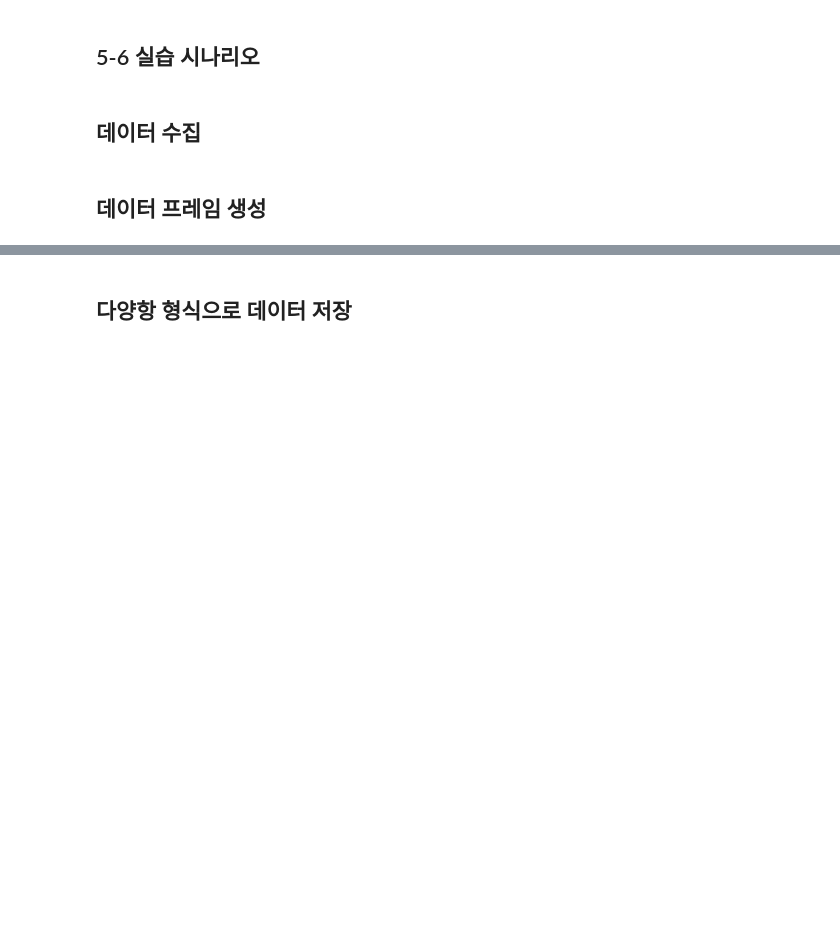
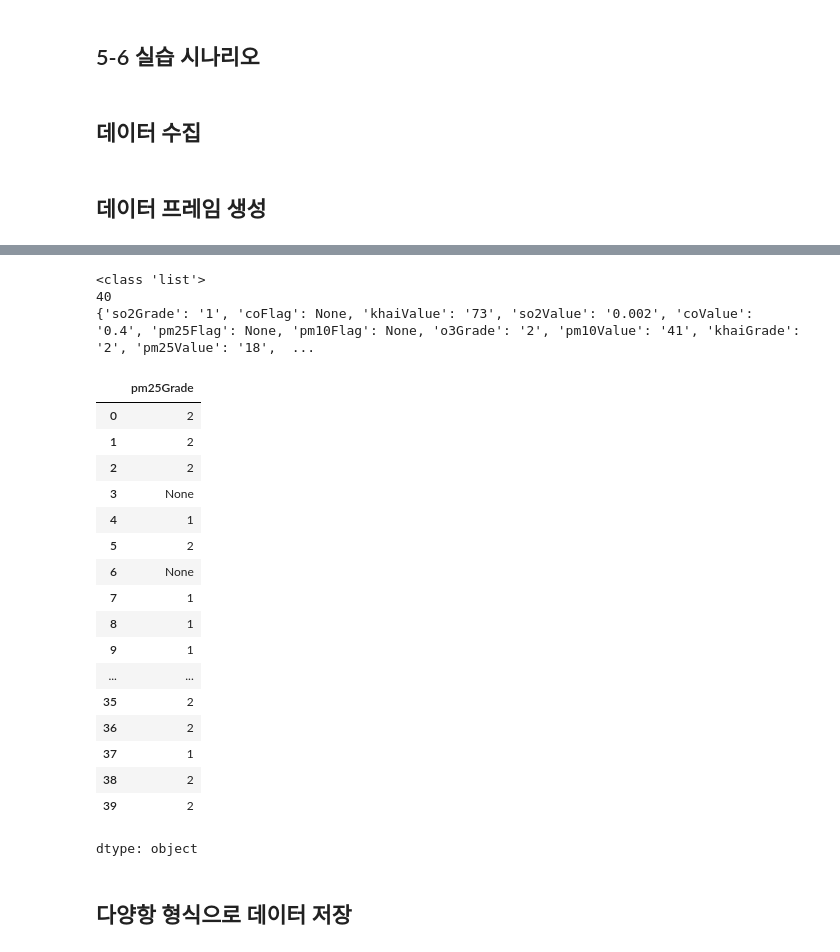
Before and after one commit to biomedist/Data-Analysis-with-Open-Source, a Jupyter notebook: 오픈소스_데이터_분석_5강.ipynb, the cells around one changed output, grey strips where cells are left out. Saved outputs shown, nothing was run; the diff lists cells and outputs as text; code cells hidden in the pictures; blank space fills up the shorter version.

```diff
--- a/오픈소스_데이터_분석_5강.ipynb
+++ b/오픈소스_데이터_분석_5강.ipynb
@@ -194,0 +172,20 @@ import pandas as pd
+# %%
+import requests
+
+url = "http://apis.data.go.kr/B552584/ArpltnInforInqireSvc/getCtprvnRltmMesureDnsty"
+api_key = '6f8923bf4930eaf1f5dc16e18bd2505221d140710cd395084c84d15bef5791b0'
+
+params = {
+    'serviceKey': api_key,
+    'returnType': 'json',
+    'numOfRows': '100',
+    'pageNo': '1',
+    'sidoName': '서울',
+    'ver': '1.0'
+}
+
+## 데이터 수집
+response = requests.get(url, params=params)
+
+## 호출 성공/실패 출력
+print(response.json())
@@ -195,3 +214,37 @@ import pandas as pd
+# %%
+import pandas as pd
+
+## requests로부터 response, body, item 항목 읽기
+data = response.json()['response']['body']['items']
+print(type(data))
+print(len(data))
+print(data[0])
+# 지금껏 읽었던 딕셔너리를 데이터프레임화
+df = pd.DataFrame(data)
+# 특정 칼럼의 데이터를 불러오기
+df['pm25Grade']
+# %% [output]
+<class 'list'>
+40
+{'so2Grade': '1', 'coFlag': None, 'khaiValue': '73', 'so2Value': '0.002', 'coValue': '0.4', 'pm25Flag': None, 'pm10Flag': None, 'o3Grade': '2', 'pm10Value': '41', 'khaiGrade': '2', 'pm25Value': '18',  ...
+|  | pm25Grade |
+| 0 | 2 |
+| 1 | 2 |
+| 2 | 2 |
+| 3 | None |
+| 4 | 1 |
+| 5 | 2 |
+| 6 | None |
+| 7 | 1 |
+| 8 | 1 |
+| 9 | 1 |
+| ... | ... |
+| 35 | 2 |
+| 36 | 2 |
+| 37 | 1 |
+| 38 | 2 |
+| 39 | 2 |
+dtype: object
 # %% [markdown]
 ## 다양항 형식으로 데이터 저장
 # %%
```
Also changed, not shown: parts of 5 cells of this notebook.
